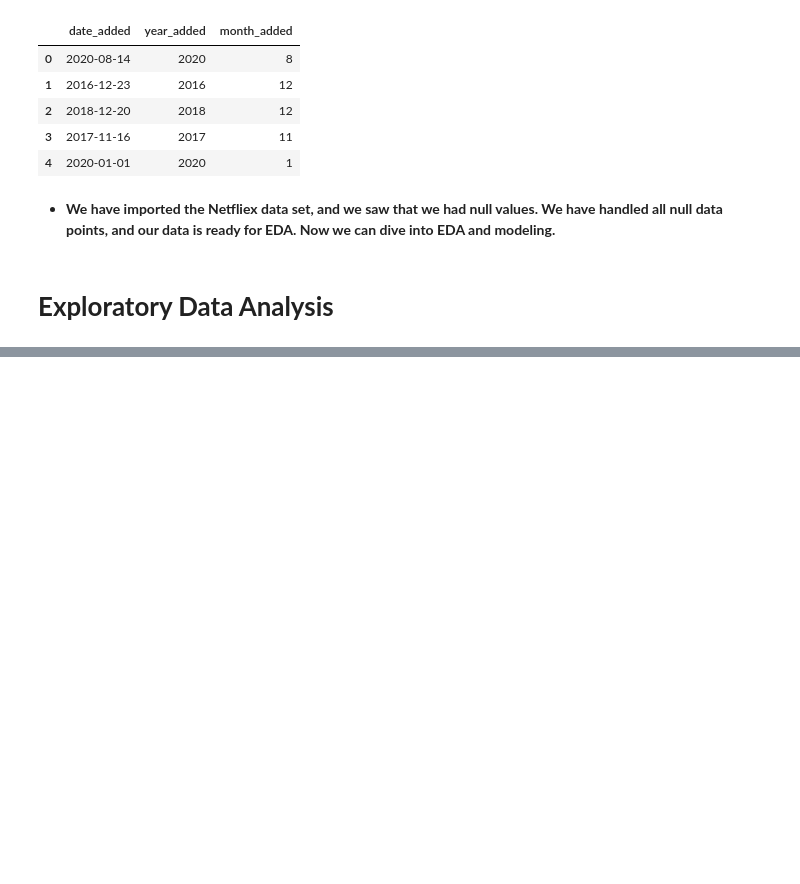
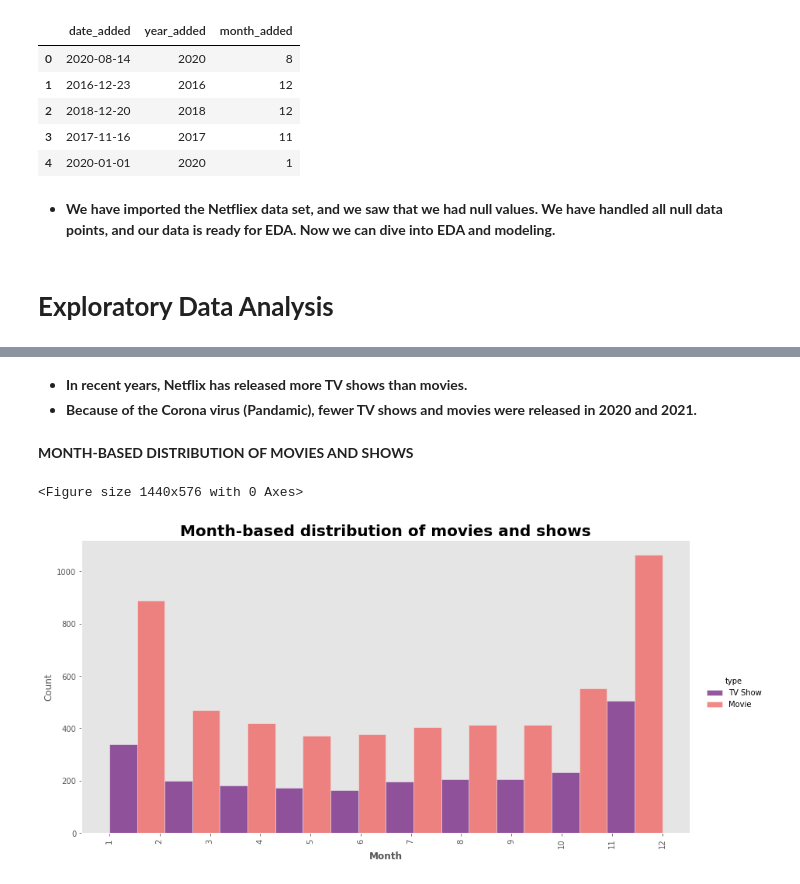
Before and after one commit to Amoghakrao/Netflix-movies-and-tv-shows-clustering, a Jupyter notebook: NETFLIX_MOVIES_AND_TV_SHOWS_CLUSTERING_AMOGHA_K.ipynb, the cells around one changed output, grey strips where cells are left out. Saved outputs shown, nothing was run; the diff lists cells and outputs as text; code cells hidden in the pictures; blank space fills up the shorter version.

```diff
--- a/NETFLIX_MOVIES_AND_TV_SHOWS_CLUSTERING_AMOGHA_K.ipynb
+++ b/NETFLIX_MOVIES_AND_TV_SHOWS_CLUSTERING_AMOGHA_K.ipynb
@@ -303,0 +331,17 @@ netflix_data[["date_added","year_added","month_added"]].head()
+# %% [markdown]
+* **In recent years, Netflix has released more TV shows than movies.**
+* **Because of the Corona virus (Pandamic), fewer TV shows and movies were released in 2020 and 2021.**
+# %% [markdown]
+**MONTH-BASED DISTRIBUTION OF MOVIES AND SHOWS**
+# %%
+#Distribution of Movie/Shows based on month added
+plt.figure(figsize=(20,8))
+sns.displot(x='month_added', hue = 'type', data = netflix_data, kind = 'hist', height=6, aspect=2, multiple='dodge',bins=10, palette='magma')
+plt.xticks(ticks= np.arange(netflix_data.month_added.min(),netflix_data.month_added.max()+1,1), rotation = 90)
+plt.title('Month-based distribution of movies and shows', fontweight ='bold', size = 20)
+plt.xlabel('Month',fontweight = 'bold')
+plt.grid(False)
+plt.show()
+# %% [output]
+<Figure size 1440x576 with 0 Axes>
+[figure, added]
```
Also changed, not shown: parts of 68 cells of this notebook.
